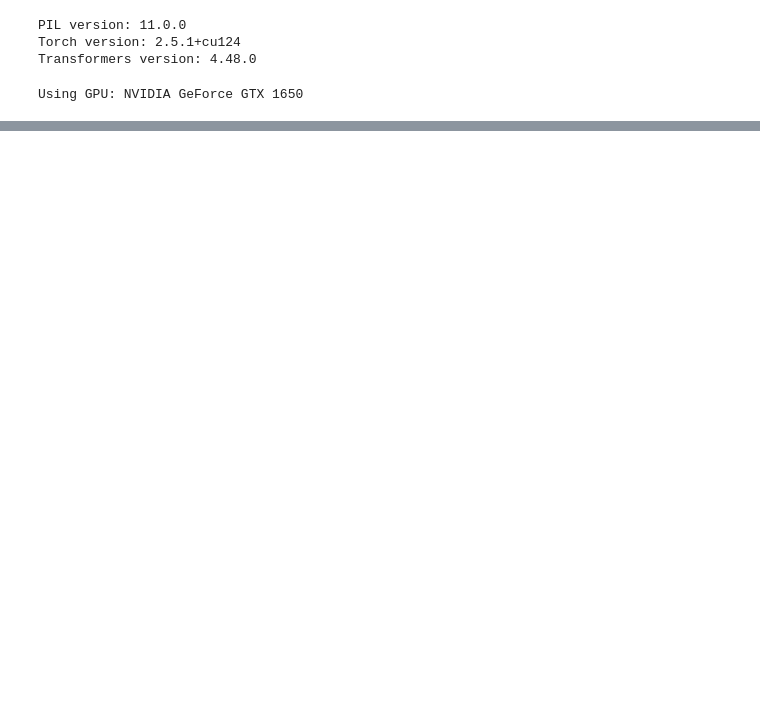
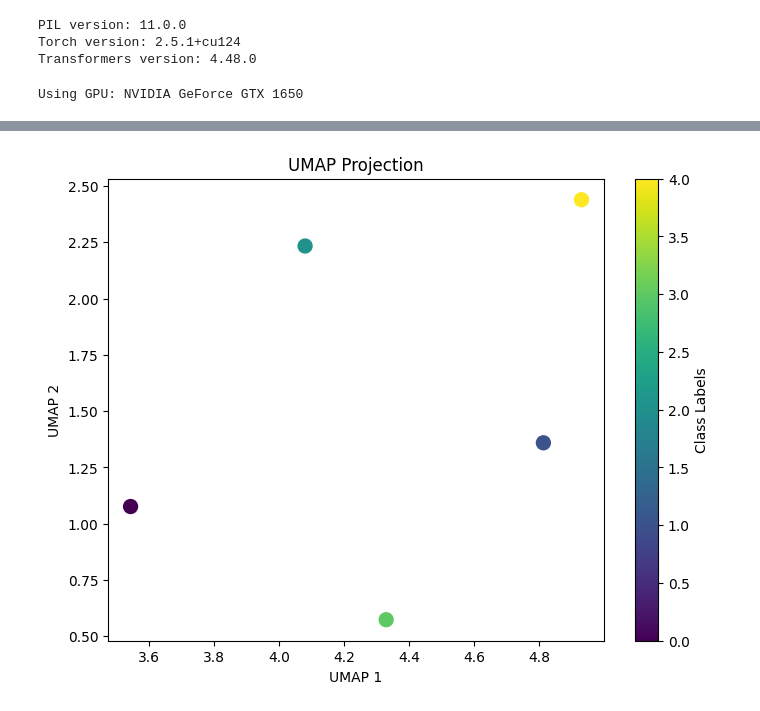
Before and after one commit to shivamgcodes/Pruning-via-Merging, a Jupyter notebook: visual_encodders/trial.ipynb, the cells around one changed output, grey strips where cells are left out. Drawn from its saved outputs; the diff is of its cells as text; code cells hidden in the pictures; blank space fills up the shorter version.

```diff
--- a/visual_encodders/trial.ipynb
+++ b/visual_encodders/trial.ipynb
@@ -142,0 +257,21 @@ tensor([[0., 0., 0., 1., 1., 1., 0., 0., 1., 0., 1., 0., 1., 1., 1., 1., 1., 1.,
+# %%
+# Example data (replace this with your actual data)
+data = torch.randn(5, 50)  # 5 samples, 50-dimensional vectors
+labels = torch.tensor([0, 1, 2, 3, 4])  # Replace with your class labels
+# %%
+data_np = data.numpy()  # Convert to NumPy
+
+# Initialize UMAP and fit-transform the data
+umap_reducer = umap.UMAP(n_components=2, random_state=42)
+data_umap = umap_reducer.fit_transform(data_np)
+
+# Plot the UMAP result
+plt.figure(figsize=(8, 6))
+scatter = plt.scatter(data_umap[:, 0], data_umap[:, 1], c=labels, cmap='viridis', s=100)
+plt.colorbar(scatter, label="Class Labels")
+plt.title("UMAP Projection")
+plt.xlabel("UMAP 1")
+plt.ylabel("UMAP 2")
+plt.show()
+# %% [output]
+[figure, added]
```
Also changed, not shown: parts of 17 cells of this notebook, 6 other files.
